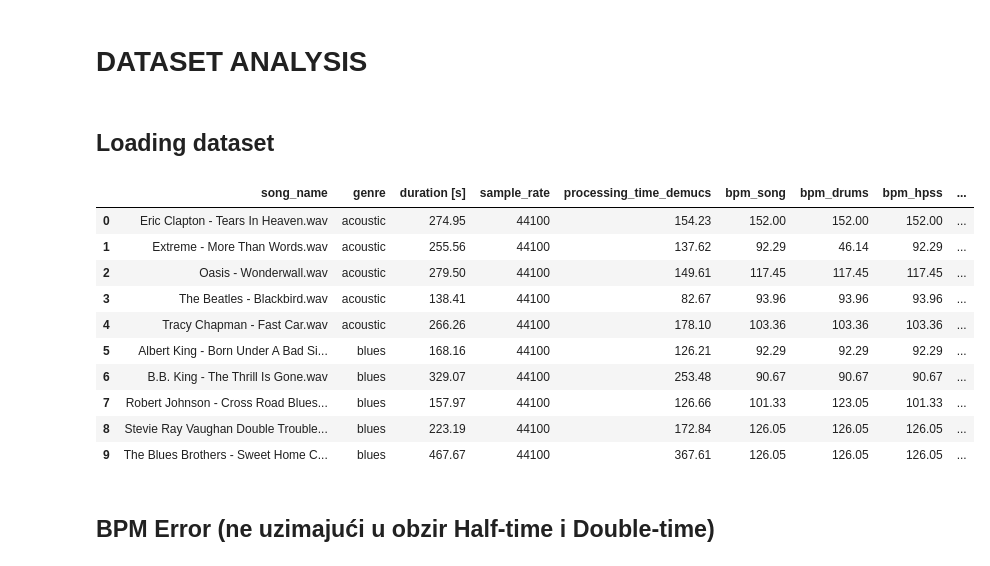
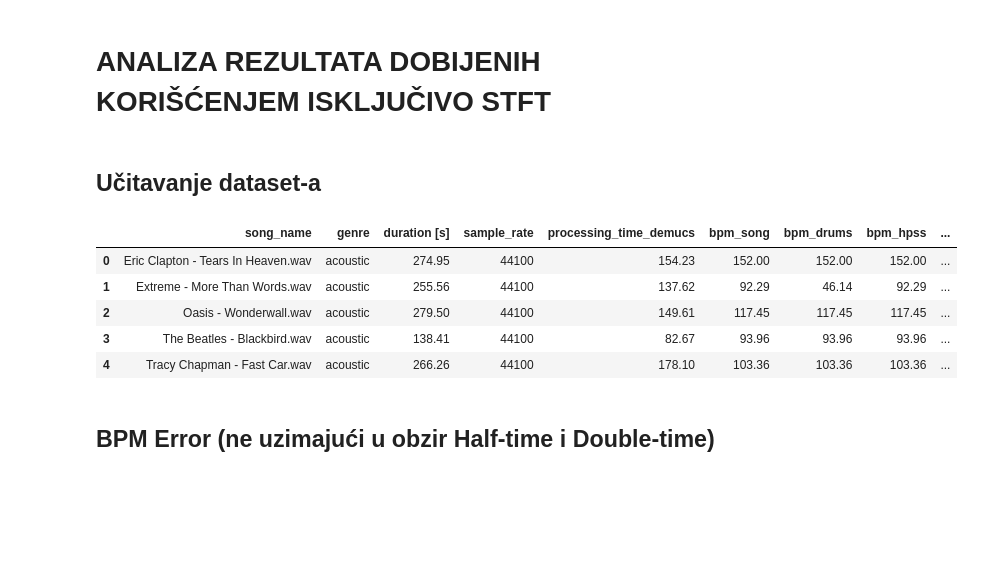
Before and after one commit to maslesa/WaveSplitNotebook, a Jupyter notebook: analysis.ipynb, the cells around one changed output. Drawn from its saved outputs; the diff is of its cells as text; code cells hidden in the pictures; blank space fills up the shorter version.

Commit message:
[feat]: add analysis and CQT

```diff
--- a/analysis.ipynb
+++ b/analysis.ipynb
@@ -1,24 +1,19 @@
 # %% [markdown]
-# DATASET ANALYSIS
+# ANALIZA REZULTATA DOBIJENIH KORIŠĆENJEM ISKLJUČIVO STFT
 # %% [markdown]
-## Loading dataset
+## Učitavanje dataset-a
 # %%
 import pandas as pd
 # %%
 df = pd.read_csv('./results.csv')
-df.head(10)
+df.head()
 # %% [output]
 |  | song_name | genre | duration [s] | sample_rate | processing_time_demucs | bpm_song | bpm_drums | bpm_hpss | ... |
 | 0 | Eric Clapton - Tears In Heaven.wav | acoustic | 274.95 | 44100 | 154.23 | 152.00 | 152.00 | 152.00 | ... |
 | 1 | Extreme - More Than Words.wav | acoustic | 255.56 | 44100 | 137.62 | 92.29 | 46.14 | 92.29 | ... |
 | 2 | Oasis - Wonderwall.wav | acoustic | 279.50 | 44100 | 149.61 | 117.45 | 117.45 | 117.45 | ... |
 | 3 | The Beatles - Blackbird.wav | acoustic | 138.41 | 44100 | 82.67 | 93.96 | 93.96 | 93.96 | ... |
 | 4 | Tracy Chapman - Fast Car.wav | acoustic | 266.26 | 44100 | 178.10 | 103.36 | 103.36 | 103.36 | ... |
-| 5 | Albert King - Born Under A Bad Si... | blues | 168.16 | 44100 | 126.21 | 92.29 | 92.29 | 92.29 | ... |
-| 6 | B.B. King - The Thrill Is Gone.wav | blues | 329.07 | 44100 | 253.48 | 90.67 | 90.67 | 90.67 | ... |
-| 7 | Robert Johnson - Cross Road Blues... | blues | 157.97 | 44100 | 126.66 | 101.33 | 123.05 | 101.33 | ... |
-| 8 | Stevie Ray Vaughan Double Trouble... | blues | 223.19 | 44100 | 172.84 | 126.05 | 126.05 | 126.05 | ... |
-| 9 | The Blues Brothers - Sweet Home C... | blues | 467.67 | 44100 | 367.61 | 126.05 | 126.05 | 126.05 | ... |
 # %% [markdown]
 ## BPM Error (ne uzimajući u obzir Half-time i Double-time)
 # %%
```
Also changed, not shown: parts of 75 cells of this notebook, 3 other files.
